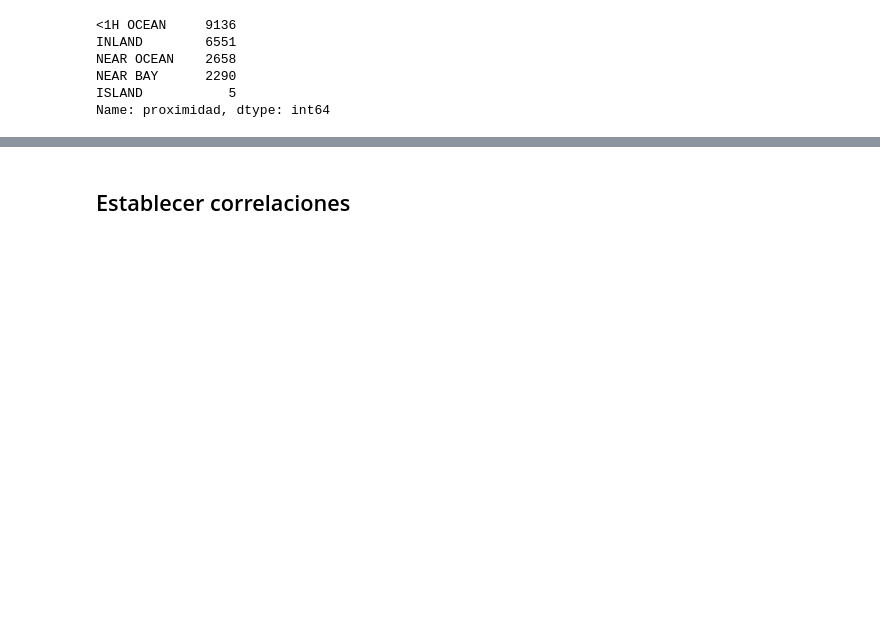
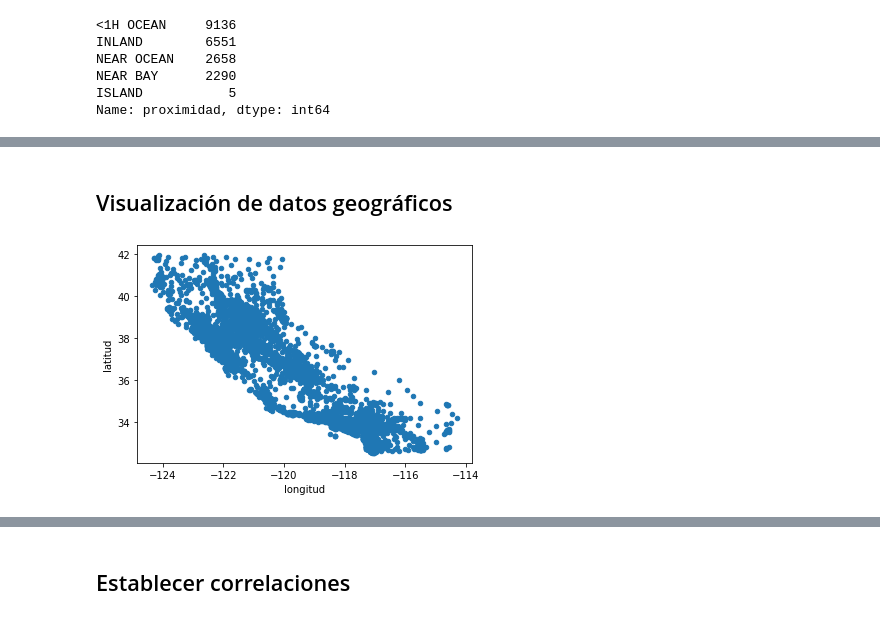
Before and after one commit to marco-canas/encuentra_tu_persona_vitamina, a Jupyter notebook: classes/class_17_/class_17.ipynb, the cells around one changed output, grey strips where cells are left out. Cells and saved outputs as stored; diff of their text form; code cells hidden in the pictures; blank space fills up the shorter version.

```diff
--- a/classes/class_17_/class_17.ipynb
+++ b/classes/class_17_/class_17.ipynb
@@ -146,0 +156,8 @@ plt.show()
+# %% [markdown]
+## Visualización de datos geográficos
+# %%
+v.plot(kind = 'scatter', x = 'longitud', y = 'latitud', alpha = 1)
+
+plt.show()
+# %% [output]
+[figure, added]
```
Also changed, not shown: parts of 48 cells of this notebook, 1 other file.
